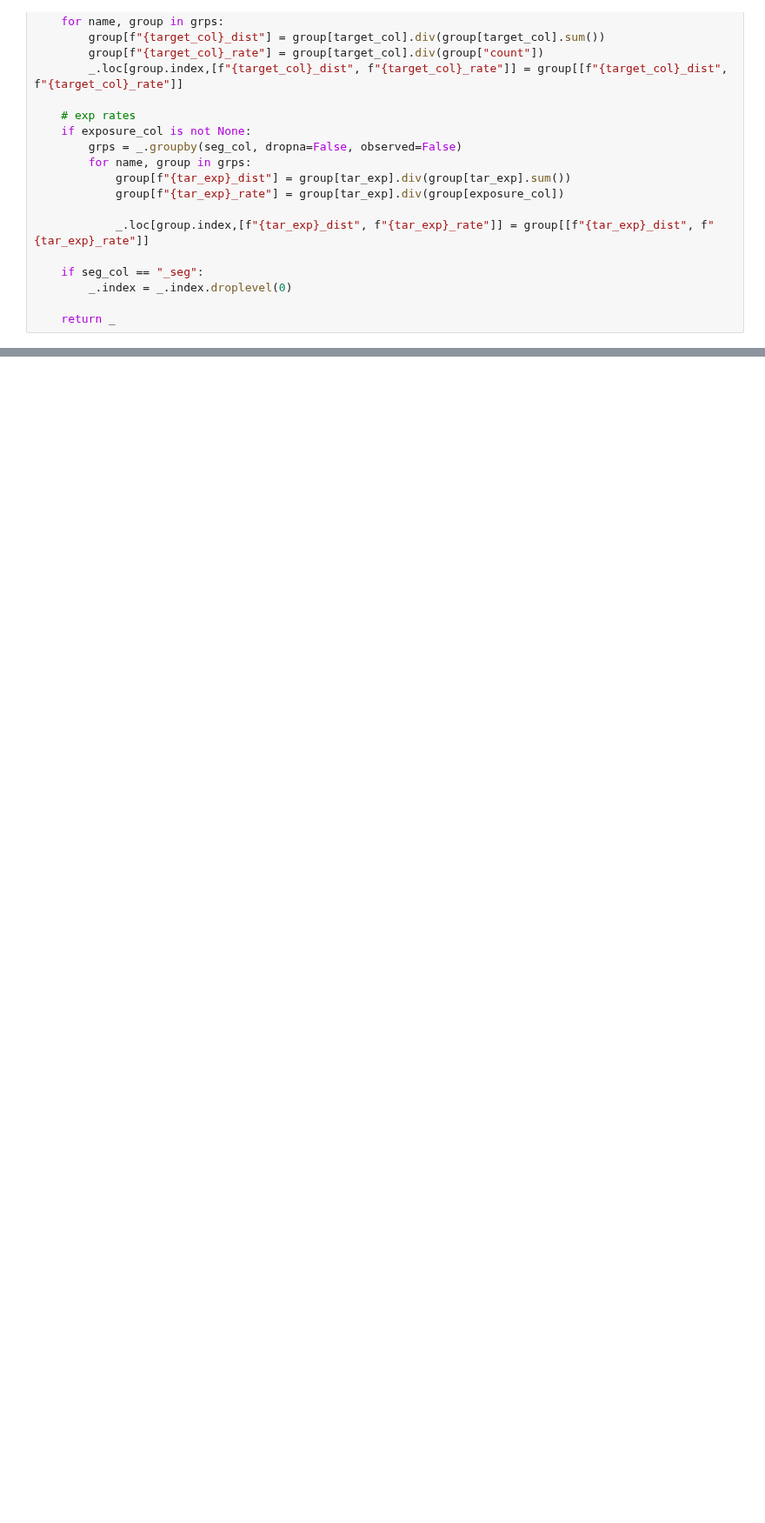
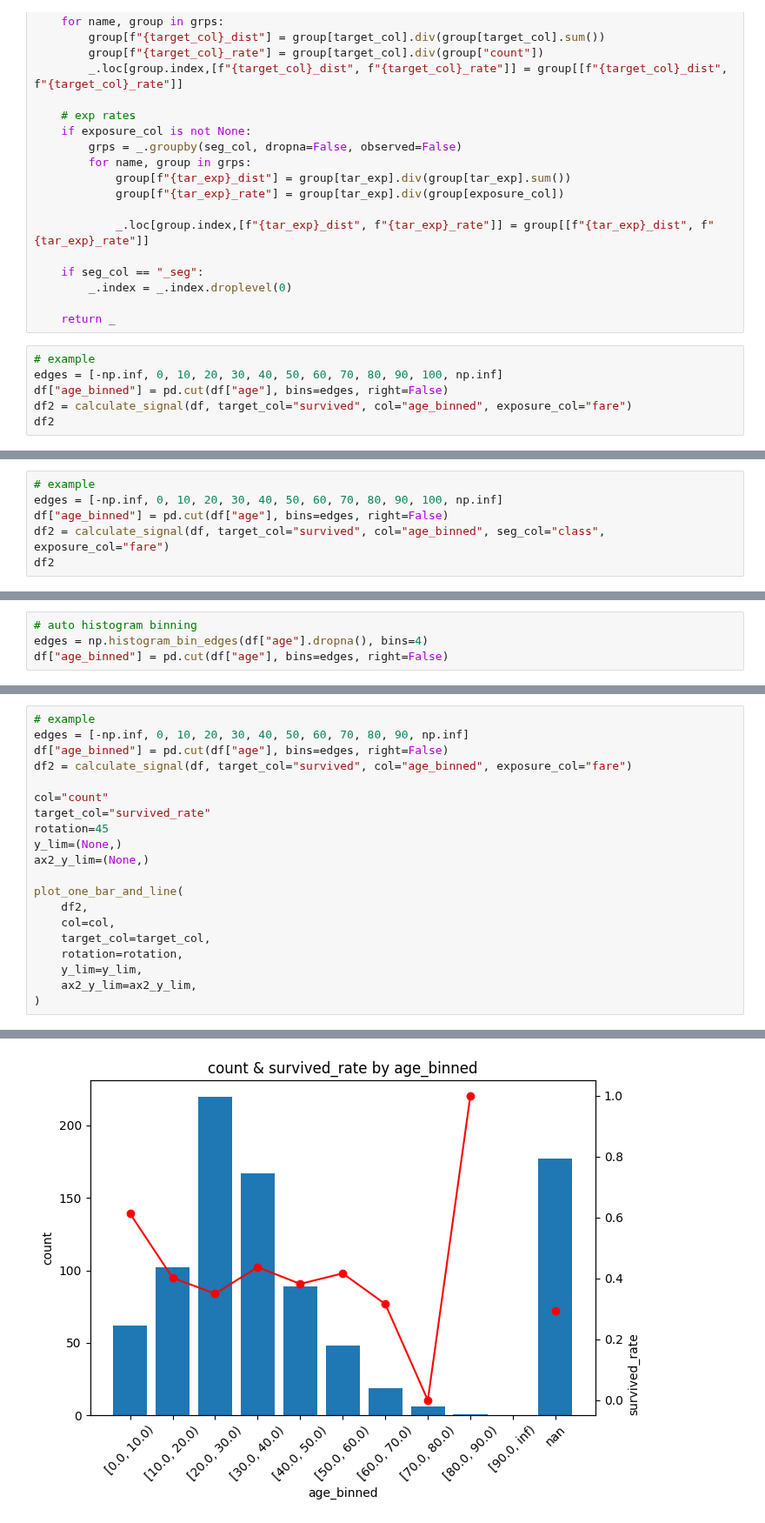
Before and after one commit to 0xdomyz/python_collection, a Jupyter notebook: data/analysis/sfa.ipynb, the cells around one changed output, grey strips where cells are left out. Shown at 87% size. Drawn from its saved outputs; the diff is of its cells as text; blank space fills up the shorter version.

Commit message:
start to split up sfa plot funcs

```diff
--- a/data/analysis/sfa.ipynb
+++ b/data/analysis/sfa.ipynb
@@ -85,3 +87,9 @@ def calculate_signal(
         _.index = _.index.droplevel(0)
 
     return _
+# %%
+# example
+edges = [-np.inf, 0, 10, 20, 30, 40, 50, 60, 70, 80, 90, 100, np.inf]
+df["age_binned"] = pd.cut(df["age"], bins=edges, right=False)
+df2 = calculate_signal(df, target_col="survived", col="age_binned", exposure_col="fare")
+df2
@@ -87,0 +130,6 @@ def calculate_signal(
+# %%
+# example
+edges = [-np.inf, 0, 10, 20, 30, 40, 50, 60, 70, 80, 90, 100, np.inf]
+df["age_binned"] = pd.cut(df["age"], bins=edges, right=False)
+df2 = calculate_signal(df, target_col="survived", col="age_binned", seg_col="class", exposure_col="fare")
+df2
@@ -87,0 +157,4 @@ def calculate_signal(
+# %%
+# auto histogram binning
+edges = np.histogram_bin_edges(df["age"].dropna(), bins=4)
+df["age_binned"] = pd.cut(df["age"], bins=edges, right=False)
@@ -87,0 +217,21 @@ def calculate_signal(
+# %%
+# example
+edges = [-np.inf, 0, 10, 20, 30, 40, 50, 60, 70, 80, 90, np.inf]
+df["age_binned"] = pd.cut(df["age"], bins=edges, right=False)
+df2 = calculate_signal(df, target_col="survived", col="age_binned", exposure_col="fare")
+
+col="count"
+target_col="survived_rate"
+rotation=45
+y_lim=(None,)
+ax2_y_lim=(None,)
+
+plot_one_bar_and_line(
+    df2,
+    col=col,
+    target_col=target_col,
+    rotation=rotation,
+    y_lim=y_lim,
+    ax2_y_lim=ax2_y_lim,
+)
+# %% [output]
@@ -87,0 +241 @@ def calculate_signal(
+[figure, added]
```
Also changed, not shown: parts of 19 cells of this notebook.
